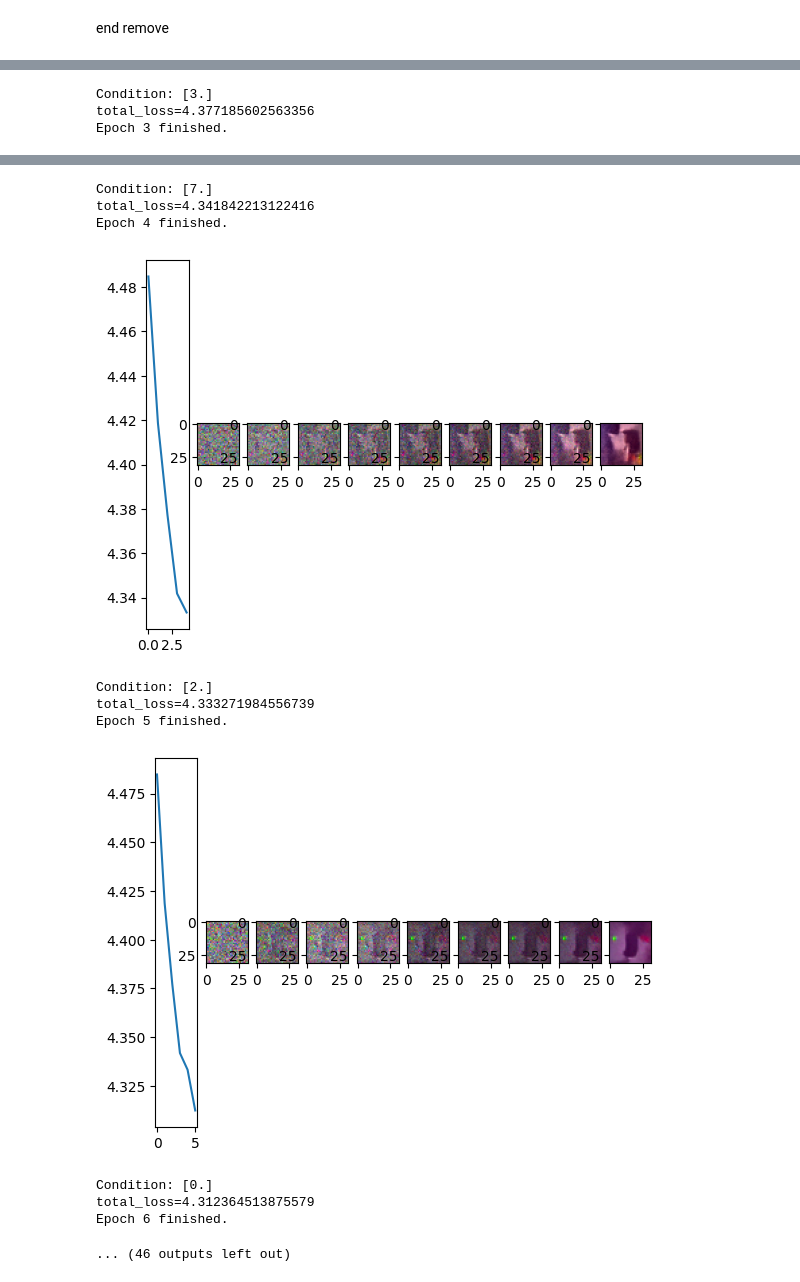
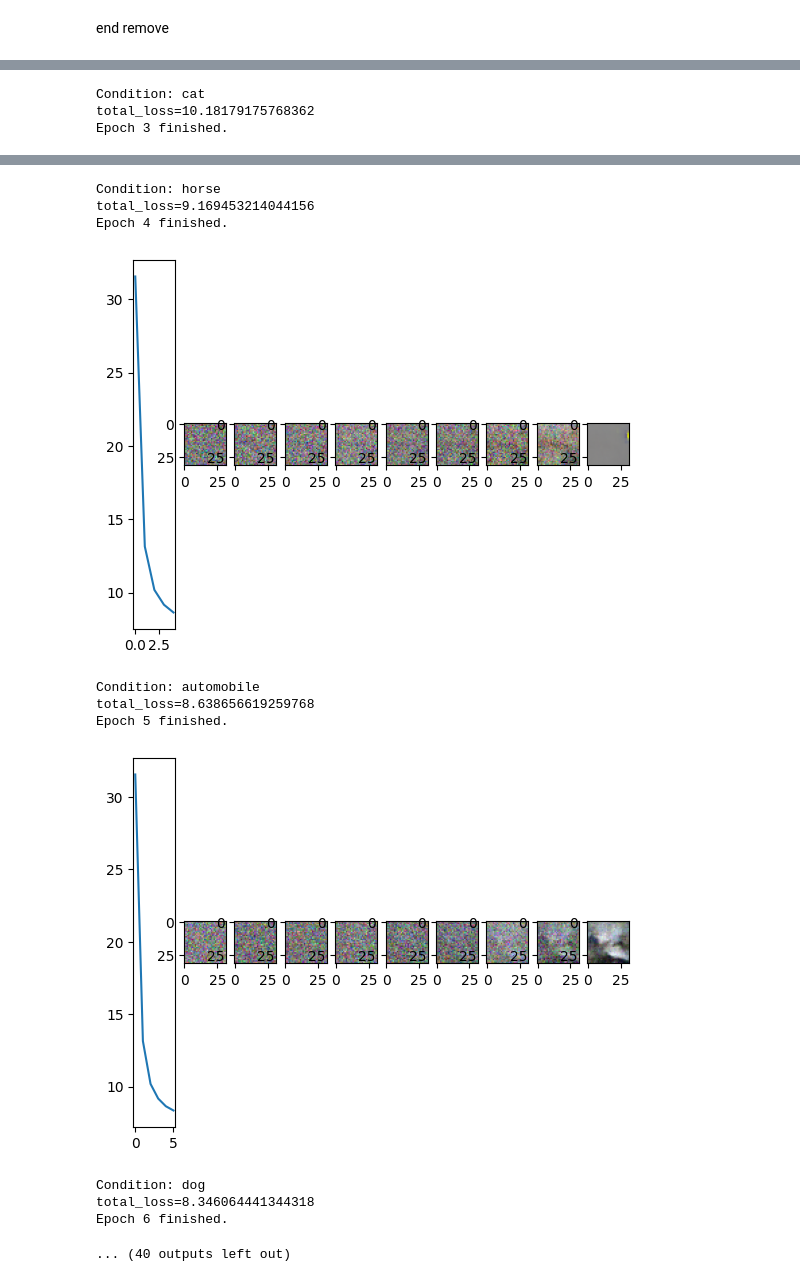
Before and after one commit to NMBridges/diffusion-pde-vit, a Jupyter notebook: vdm.ipynb, the cells around one changed output, grey strips where cells are left out. Cells and saved outputs as stored; diff of their text form; code cells hidden in the pictures.

```diff
--- a/vdm.ipynb
+++ b/vdm.ipynb
@@ -27,10 +27,10 @@ training = True
 
 conv_type = ConvType.Conv2d
 data_type = DataType.images
-T = 512
+T = 1024
 if define_models:
     e = VDM_Encoder(T, conv_type).to(device)
-    d = VDM_Decoder(T, num_channels=channel_map[conv_type][data_type], label_dim=label_dim_map[data_type], conv_map=conv_map[conv_type][data_type], conv_type=conv_type).to(device)
+    d = VDM_Decoder(T, num_channels=channel_map[conv_type][data_type], label_dim=label_dim_map[data_type], num_classes=num_classes_map[data_type], conv_map=conv_map[conv_type][data_type], conv_type=conv_type).to(device)
 else:
     e = load(f'models/{data_type.name}/model-enc.pkl', map_location=device)
     d = load(f'models/{data_type.name}/model-dec.pkl', map_location=device)
@@ -38,9 +38,9 @@ times = IntTensor(np.linspace(0, T, T+1, dtype=int)).to(device)
 # %%
 base_loss_fn = nn.L1Loss()
 
-lr = 6e-3
-optimizer = optim.Adam(d.parameters(), lr=lr)
-batch_size = 32
+lr = 2e-4
+optimizer = optim.AdamW(d.parameters(), lr=lr)
+batch_size = 64
 epochs = 500 if training else 0
 
 args = {
@@ -82,6 +79,7 @@ torch.Size([1])
 end remove
 # %%
 losses = []
+d.train()
 for epoch in range(epochs):
     total_loss = 0
 
@@ -137,8 +135,11 @@ for epoch in range(epochs):
                     show_img_from_tensor(traj[i][0,0,-1].reshape(1, x_i.shape[4], x_i.shape[3]))
         plt.show()
 
-    print(f"Condition: {cond.cpu().detach().numpy()[0]}\n{total_loss=}\nEpoch {epoch+1} finished.")
+    print(f"Condition: {get_label_name(data_type, cond.cpu().detach().numpy()[0])}\n{total_loss=}\nEpoch {epoch+1} finished.")
 
     save(e, f'models/{data_type.name}/model-enc.pkl')
     save(d, f'models/{data_type.name}/model-dec.pkl')
+
+save(e, f'models/{data_type.name}/model-enc-MAX-EPOCHS.pkl')
+save(d, f'models/{data_type.name}/model-dec-MAX-EPOCHS.pkl')
 # %% [output]
@@ -154,3 +155,3 @@ Epoch 2 finished.
-Condition: [3.]
-total_loss=4.377185602563356
+Condition: cat
+total_loss=10.18179175768362
 Epoch 3 finished.
@@ -158,13 +159,13 @@ Epoch 3 finished.
-Condition: [7.]
-total_loss=4.341842213122416
+Condition: horse
+total_loss=9.169453214044156
 Epoch 4 finished.
-[figure, old version]
+[figure, new version]
-Condition: [2.]
-total_loss=4.333271984556739
+Condition: automobile
+total_loss=8.638656619259768
 Epoch 5 finished.
-[figure, old version]
+[figure, new version]
-Condition: [0.]
-total_loss=4.312364513875579
+Condition: dog
+total_loss=8.346064441344318
 Epoch 6 finished.
-... (46 outputs left out)
+... (40 outputs left out)
 # %%
```
Also changed, not shown: parts of 7 cells of this notebook, 5 other files.
